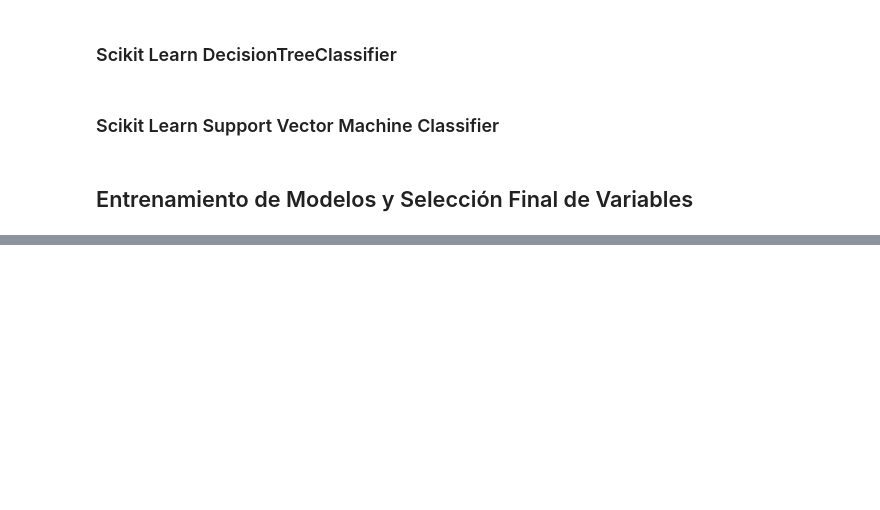
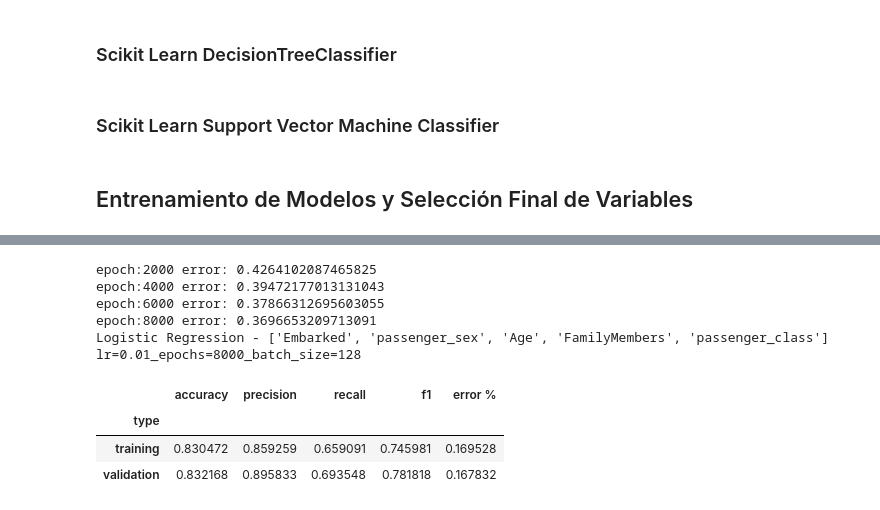
Before and after one commit to gallowstree/machine-learning-labs-2020, a Jupyter notebook: titanic-project/titanic-project.ipynb, the cells around one changed output, grey strips where cells are left out. Saved outputs shown, nothing was run; the diff lists cells and outputs as text; code cells hidden in the pictures; blank space fills up the shorter version.

```diff
--- a/titanic-project/titanic-project.ipynb
+++ b/titanic-project/titanic-project.ipynb
@@ -435,0 +536,12 @@ accuracy 80.41958041958041 %
+# %%
+train_and_score_logreg(['Embarked', 'passenger_sex', 'Age', 'FamilyMembers', 'passenger_class'], batch_size=128)[0]
+# %% [output]
+epoch:2000 error: 0.4264102087465825
+epoch:4000 error: 0.39472177013131043
+epoch:6000 error: 0.37866312695603055
+epoch:8000 error: 0.3696653209713091
+Logistic Regression - ['Embarked', 'passenger_sex', 'Age', 'FamilyMembers', 'passenger_class'] lr=0.01_epochs=8000_batch_size=128
+|  | accuracy | precision | recall | f1 | error % |
+| type |  |  |  |  |  |
+| training | 0.830472 | 0.859259 | 0.659091 | 0.745981 | 0.169528 |
+| validation | 0.832168 | 0.895833 | 0.693548 | 0.781818 | 0.167832 |
```
Also changed, not shown: parts of 26 cells of this notebook.
